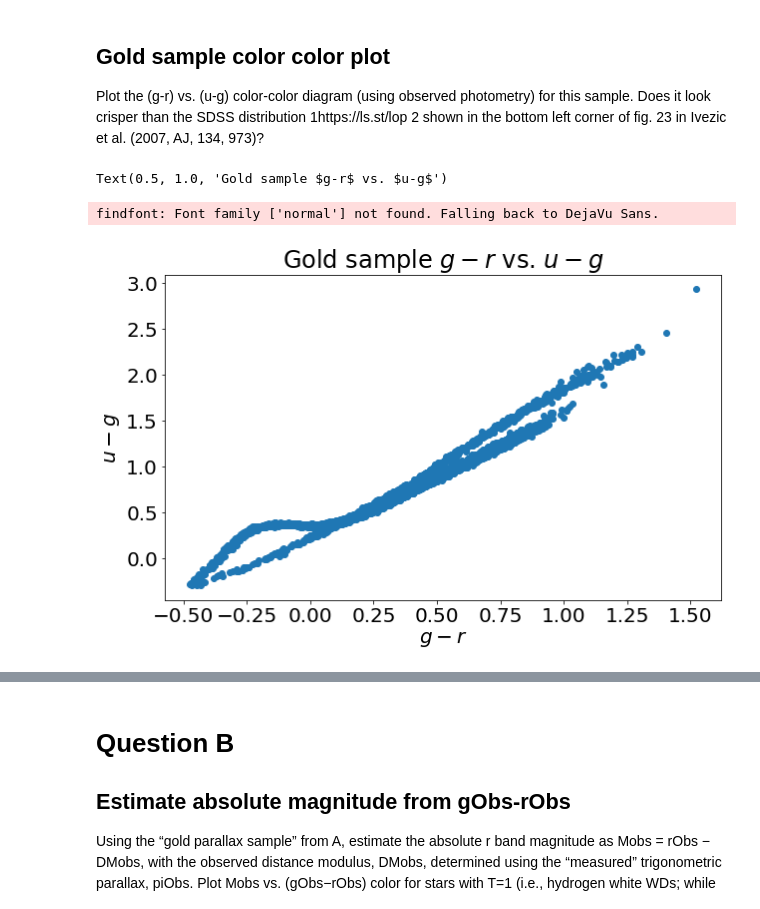
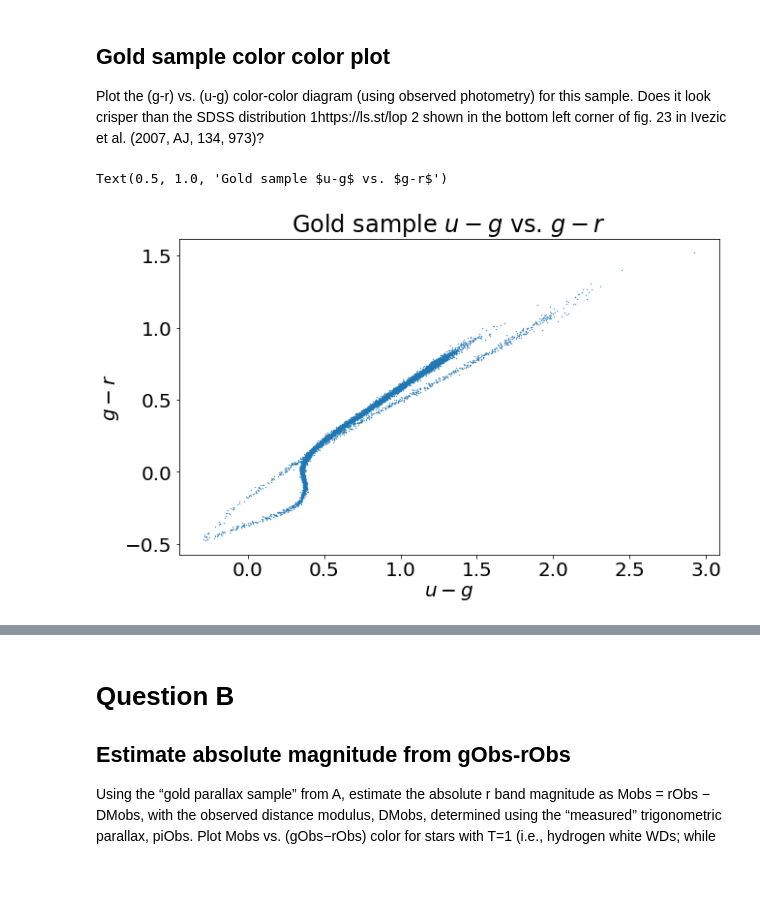
Before and after one commit to ykwang1/astr-511-w21, a Jupyter notebook: homeworks/notebooks/Homework3.ipynb, the cells around one changed output, grey strips where cells are left out. Saved outputs shown, nothing was run; the diff lists cells and outputs as text; code cells hidden in the pictures; blank space fills up the shorter version.

```diff
--- a/homeworks/notebooks/Homework3.ipynb
+++ b/homeworks/notebooks/Homework3.ipynb
@@ -174,11 +187,10 @@ We expect to see roughly 51800 white dwarfs in the full LSST sample meeting our
 Plot the (g-r) vs. (u-g) color-color diagram (using observed photometry) for this sample. Does it look crisper than the SDSS distribution 1https://ls.st/lop
 2 shown in the bottom left corner of fig. 23 in Ivezic et al. (2007, AJ, 134, 973)?
 # %%
-plt.scatter(obs_gold['gObs'] - obs_gold['rObs'], obs_gold['uObs'] - obs_gold['gObs'])
-plt.xlabel(r'$g-r$')
-plt.ylabel(r'$u-g$')
-plt.title(r'Gold sample $g-r$ vs. $u-g$')
+plt.scatter( obs_gold['uObs'] - obs_gold['gObs'], obs_gold['gObs'] - obs_gold['rObs'], marker='.', s=.5)
+plt.ylabel(r'$g-r$')
+plt.xlabel(r'$u-g$')
+plt.title(r'Gold sample $u-g$ vs. $g-r$')
 # %% [output]
-Text(0.5, 1.0, 'Gold sample $g-r$ vs. $u-g$')
+Text(0.5, 1.0, 'Gold sample $u-g$ vs. $g-r$')
-findfont: Font family ['normal'] not found. Falling back to DejaVu Sans.
-[figure, old version]
+[figure, new version]
```
Also changed, not shown: parts of 110 cells of this notebook, 4 other files.
